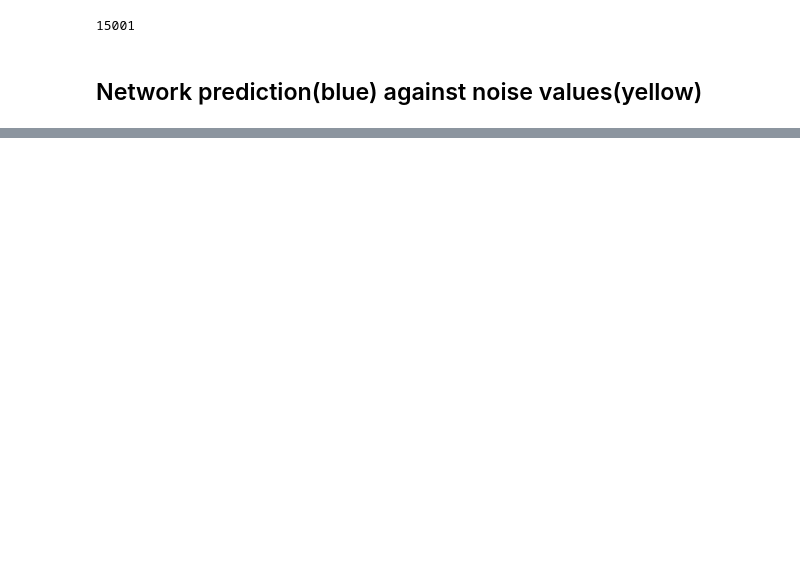
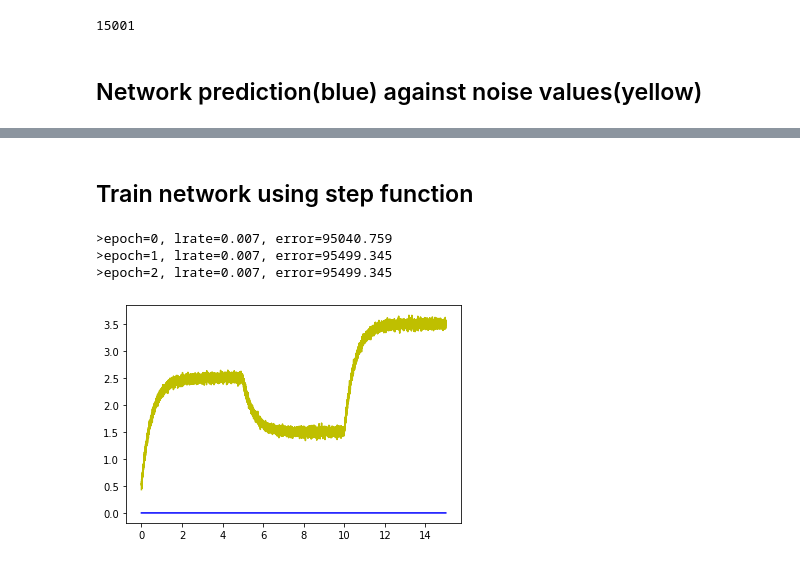
Before and after one commit to Kikumu/Computational-science-practice, a Jupyter notebook: Computational Science ACW.ipynb, the cells around one changed output, grey strips where cells are left out. Cells and saved outputs as stored; diff of their text form; code cells hidden in the pictures; blank space fills up the shorter version.

```diff
--- a/Computational Science ACW.ipynb
+++ b/Computational Science ACW.ipynb
@@ -247,10 +247,10 @@ def sigmoid_activation(val):
   return sigmoid
 
 def predict_step(noise1,weights1):
-    activation1 = 1
-    activation1 +=weights1*noise1
-    print(activation1)
-    return 1.0 if activation1 >= 0.8 else 0.0
+    net_sum1 = 0
+    net_sum1 = weights1[0]
+    net_sum1+=weights1[1]*noise1
+    return 1.0 if net_sum1 >= 0.005 else 0.0
 
 def predict(noise2,weights2):
     net_sum = 0
@@ -270,11 +270,27 @@ def train_weights(array, lr, loops):
             delta = Target - prediction
             error = delta
             net_array.append(prediction)
-            #weights3[0] = weights3[0] + lr * delta * a #bias
             weights3_change_bias= -lr*Target*error
             weights3[0] = weights3[0] + weights3_change_bias
-            #print("Target",Target)
-            #weights3[1] = weights3[1] + lr * delta * a #weight
+            weights3_change= -lr*Target*error
+            weights3[1] = weights3[1] + weights3_change
+            sum_error += error**2
+        print('>epoch=%d, lrate=%.3f, error=%.3f' % (loop, lr, sum_error))
+    return net_array
+
+def train_weights_step(array, lr, loops):
+    weights3 = [-0.10,rand.uniform(0,1)]
+    for loop in range(loops):
+        net_array = []
+        sum_error = 0.0
+        for a in array:
+            prediction = predict_step(a,weights3)
+            Target = a
+            delta = Target - prediction
+            error = delta
+            net_array.append(prediction)
+            weights3_change_bias= -lr*Target*error
+            weights3[0] = weights3[0] + weights3_change_bias
             weights3_change= -lr*Target*error
             weights3[1] = weights3[1] + weights3_change
             #print("weight",weights3[1])
@@ -304,0 +325,17 @@ plt.show()
+# %% [markdown]
+## Train network using step function
+# %%
+values1 = train_weights_step(random_vals, 0.006531,3)
+# %% [output]
+>epoch=0, lrate=0.007, error=95040.759
+>epoch=1, lrate=0.007, error=95499.345
+>epoch=2, lrate=0.007, error=95499.345
+# %%
+y_axis = values1 #network output
+y = random_vals
+x_axis = x = t_array1
+plt.plot(x,y,"y") #actual
+plt.plot(x_axis,y_axis,"b")#noise
+plt.show()
+# %% [output]
+[figure, added]
```
Also changed, not shown: parts of 6 cells of this notebook.
